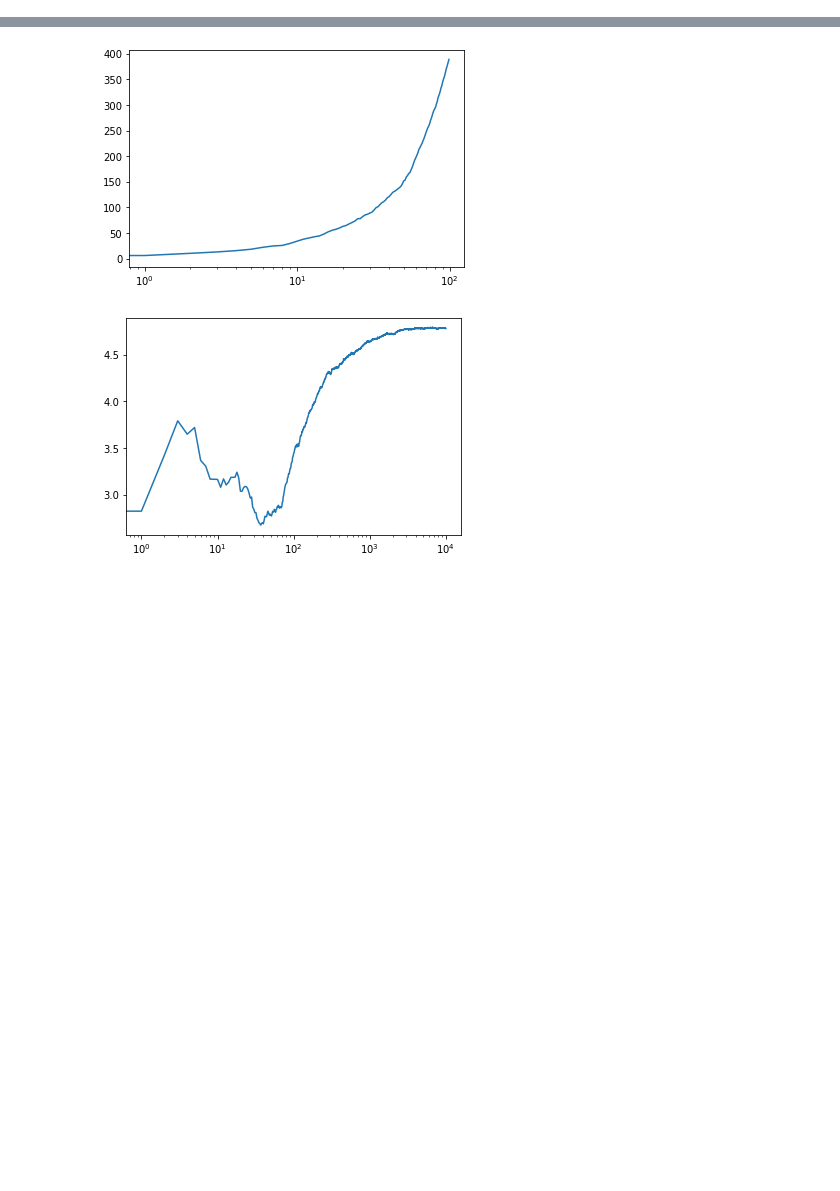
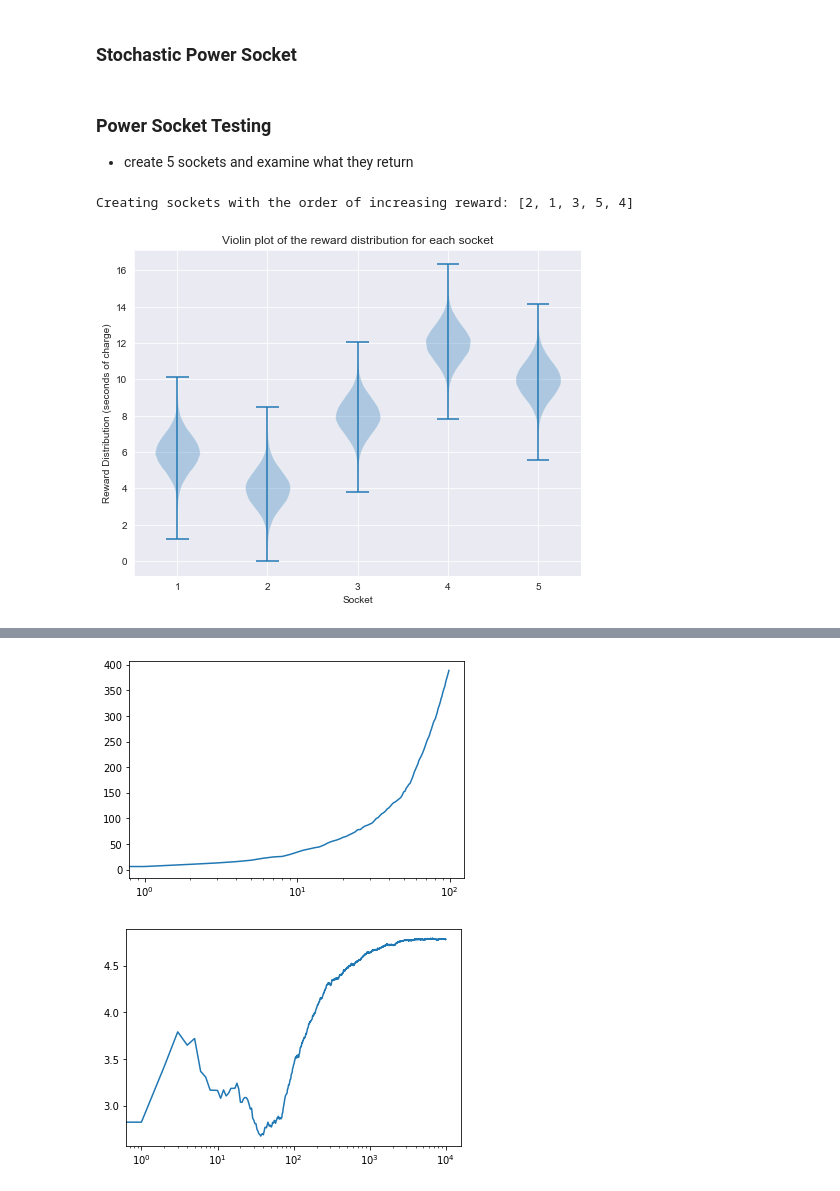
Before and after one commit to WhatIThinkAbout/BabyRobot, a Jupyter notebook: 00_PP_Epsilon_Greedy.ipynb, the cells around one changed output, grey strips where cells are left out. Cells and saved outputs as stored; diff of their text form; code cells hidden in the pictures; blank space fills up the shorter version.

```diff
--- a/00_PP_Epsilon_Greedy.ipynb
+++ b/00_PP_Epsilon_Greedy.ipynb
@@ -2,0 +3,10 @@
+# %%
+import random
+import numpy as np
+import matplotlib.pyplot as plt
+import pandas as pd
+import seaborn as sns
+
+sns.set_style('darkgrid')
+# %% [markdown]
+### Stochastic Power Socket
@@ -2,0 +34,54 @@
+# %% [markdown]
+### Power Socket Testing
+
+- create 5 sockets and examine what they return
+# %%
+# If FIXED_SOCKET_ORDER is set true then 5 sockets will be created with the same mean values as described in the Medium article.
+# Otherwise, the specified number of sockets will be created with mean values that are assigned in a random order
+# (so the output of each socket can be different on each run).
+FIXED_SOCKET_ORDER = True
+NUM_SOCKETS = 5
+
+# check that there are only 5 sockets if fixed socket ordering is being used
+assert FIXED_SOCKET_ORDER == False or NUM_SOCKETS == 5, "When using a fixed socket order the number of sockets must be set to 5"
+
+# using a very large number of time steps just to create sufficient data to get smooth plots of socket output
+TOTAL_STEPS = 100000
+
+# rewards will contain the charge returned at all of the time steps for each socket
+rewards = np.zeros(shape=(TOTAL_STEPS,NUM_SOCKETS))
+
+# create the order in which socket mean reward will be allocated
+socket_order = []
+if FIXED_SOCKET_ORDER:
+    # create 5 sockets in a fixed order
+    socket_order = [2,1,3,5,4]
+else:
+    # create the specified number of sockets in a random order
+    socket_order = random.sample(range(1,1+NUM_SOCKETS), NUM_SOCKETS)
+
+print( f'Creating sockets with the order of increasing reward: {socket_order}')
+
+# create the sockets
+# - the mean value of each socket is derived from the socket order index, which is doubled to give
+#   distinct values and offset by 2 to keep the distribution above zero
+sockets = [PowerSocket((q*2)+2) for q in socket_order]
+# sockets = [PowerSocket((q)+4) for q in socket_order]
+
+# iterate through each of the sockets
+for socket_number,socket in enumerate(sockets):
+
+    # get charge from the socket for the defined number of steps
+    for t in range(TOTAL_STEPS): rewards[t,socket_number] = socket.charge()
+# %% [output]
+Creating sockets with the order of increasing reward: [2, 1, 3, 5, 4]
+# %%
+# plot the charge we got from the sockets
+plt.violinplot(rewards)
+plt.xlabel('Socket')
+plt.ylabel('Reward Distribution (seconds of charge)')
+plt.title('Violin plot of the reward distribution for each socket')
+plt.savefig('violin_plot.png')
+plt.show()
+# %% [output]
+[figure, added]
```
Also changed, not shown: parts of 34 cells of this notebook.
